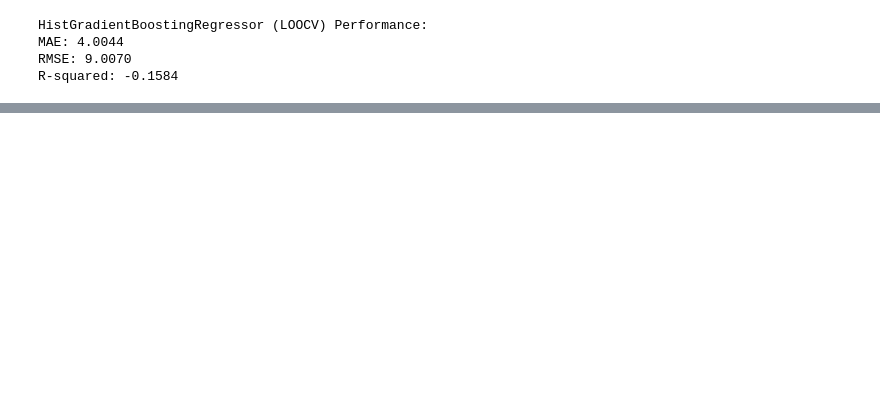
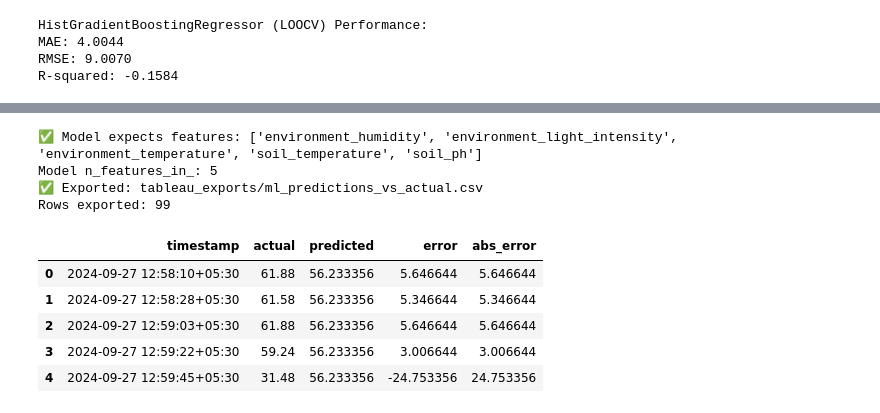
Before and after one commit to jeffiThomas/IoTAgricultureProject, a Jupyter notebook: code/AAI530-Project.ipynb, the cells around one changed output, grey strips where cells are left out. Drawn from its saved outputs; the diff is of its cells as text; code cells hidden in the pictures; blank space fills up the shorter version.

```diff
--- a/code/AAI530-Project.ipynb
+++ b/code/AAI530-Project.ipynb
@@ -877,0 +997,64 @@ R-squared: -0.1584
+# %%
+# ============================================================
+# CELL 4: Export ML Predictions vs Actual (feature-match safe)
+# ============================================================
+
+# 1) Determine the exact features used during model training
+if hasattr(model, "feature_names_in_"):
+    train_features = list(model.feature_names_in_)
+else:
+    # Fallback: pick numeric columns (excluding timestamp/target/date) and slice to n_features_in_
+    exclude_cols = {TIMESTAMP_COL, TARGET_COL, "date"}
+    numeric_candidates = [
+        c for c in df.columns
+        if c not in exclude_cols and pd.api.types.is_numeric_dtype(df[c])
+    ]
+    train_features = numeric_candidates[: model.n_features_in_]
+
+print("✅ Model expects features:", train_features)
+print("Model n_features_in_:", model.n_features_in_)
+
+# 2) Build a working dataframe with only what we need
+needed_cols = [TIMESTAMP_COL, TARGET_COL] + train_features
+missing = [c for c in needed_cols if c not in df.columns]
+if missing:
+    raise ValueError(f"Missing required columns in df: {missing}")
+
+work_df = df[needed_cols].copy()
+
+# 3) Drop rows with missing target or feature values
+work_df = work_df.dropna(subset=[TARGET_COL] + train_features).reset_index(drop=True)
+
+X = work_df[train_features]
+y = work_df[TARGET_COL]
+
+# 4) Predict
+y_pred = model.predict(X)
+
+pred_df = pd.DataFrame({
+    TIMESTAMP_COL: work_df[TIMESTAMP_COL],
+    "actual": y.values,
+    "predicted": np.array(y_pred).reshape(-1)
+})
+
+pred_df["error"] = pred_df["actual"] - pred_df["predicted"]
+pred_df["abs_error"] = pred_df["error"].abs()
+
+# 5) Export
+pred_df.to_csv(f"{OUT_DIR}/ml_predictions_vs_actual.csv", index=False)
+
+print("✅ Exported:", f"{OUT_DIR}/ml_predictions_vs_actual.csv")
+print("Rows exported:", len(pred_df))
+
+pred_df.head()
+# %% [output]
+✅ Model expects features: ['environment_humidity', 'environment_light_intensity', 'environment_temperature', 'soil_temperature', 'soil_ph']
+Model n_features_in_: 5
+✅ Exported: tableau_exports/ml_predictions_vs_actual.csv
+Rows exported: 99
+|  | timestamp | actual | predicted | error | abs_error |
+| 0 | 2024-09-27 12:58:10+05:30 | 61.88 | 56.233356 | 5.646644 | 5.646644 |
+| 1 | 2024-09-27 12:58:28+05:30 | 61.58 | 56.233356 | 5.346644 | 5.346644 |
+| 2 | 2024-09-27 12:59:03+05:30 | 61.88 | 56.233356 | 5.646644 | 5.646644 |
+| 3 | 2024-09-27 12:59:22+05:30 | 59.24 | 56.233356 | 3.006644 | 3.006644 |
+| 4 | 2024-09-27 12:59:45+05:30 | 31.48 | 56.233356 | -24.753356 | 24.753356 |
```
Also changed, not shown: parts of 6 cells of this notebook, 6 other files.
